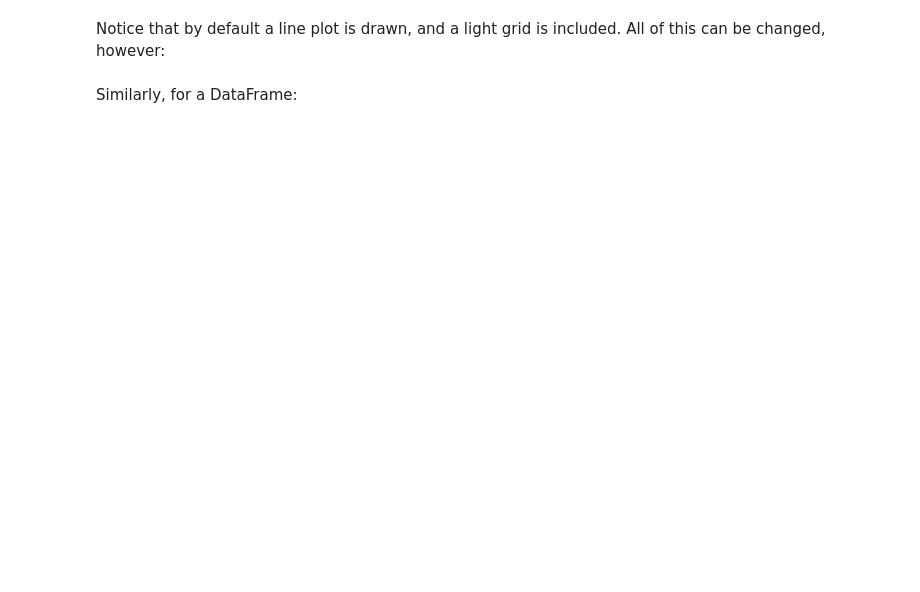
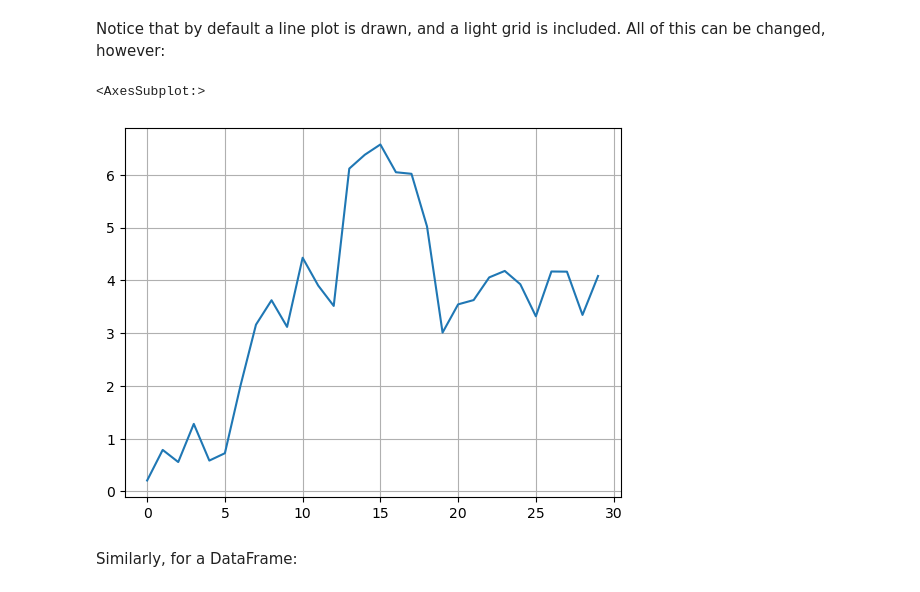
Before and after one commit to asterisk-ragavan/python-projects, a Jupyter notebook: palan_project/notebook/Matplotlib.ipynb, the cells around one changed output. Saved outputs shown, nothing was run; the diff lists cells and outputs as text; code cells hidden in the pictures; blank space fills up the shorter version.

```diff
--- a/palan_project/notebook/Matplotlib.ipynb
+++ b/palan_project/notebook/Matplotlib.ipynb
@@ -49,4 +69,9 @@ On the other hand, Pandas includes methods for DataFrame and Series objects that
 # %% [markdown]
 Notice that by default a line plot is drawn, and a light grid is included. All of this can be changed, however:
+# %%
+normals.cumsum().plot(grid=True)
+# %% [output]
+<AxesSubplot:>
+[figure, added]
 # %% [markdown]
 Similarly, for a DataFrame:
```
Also changed, not shown: parts of 28 cells of this notebook, 3 other files.
